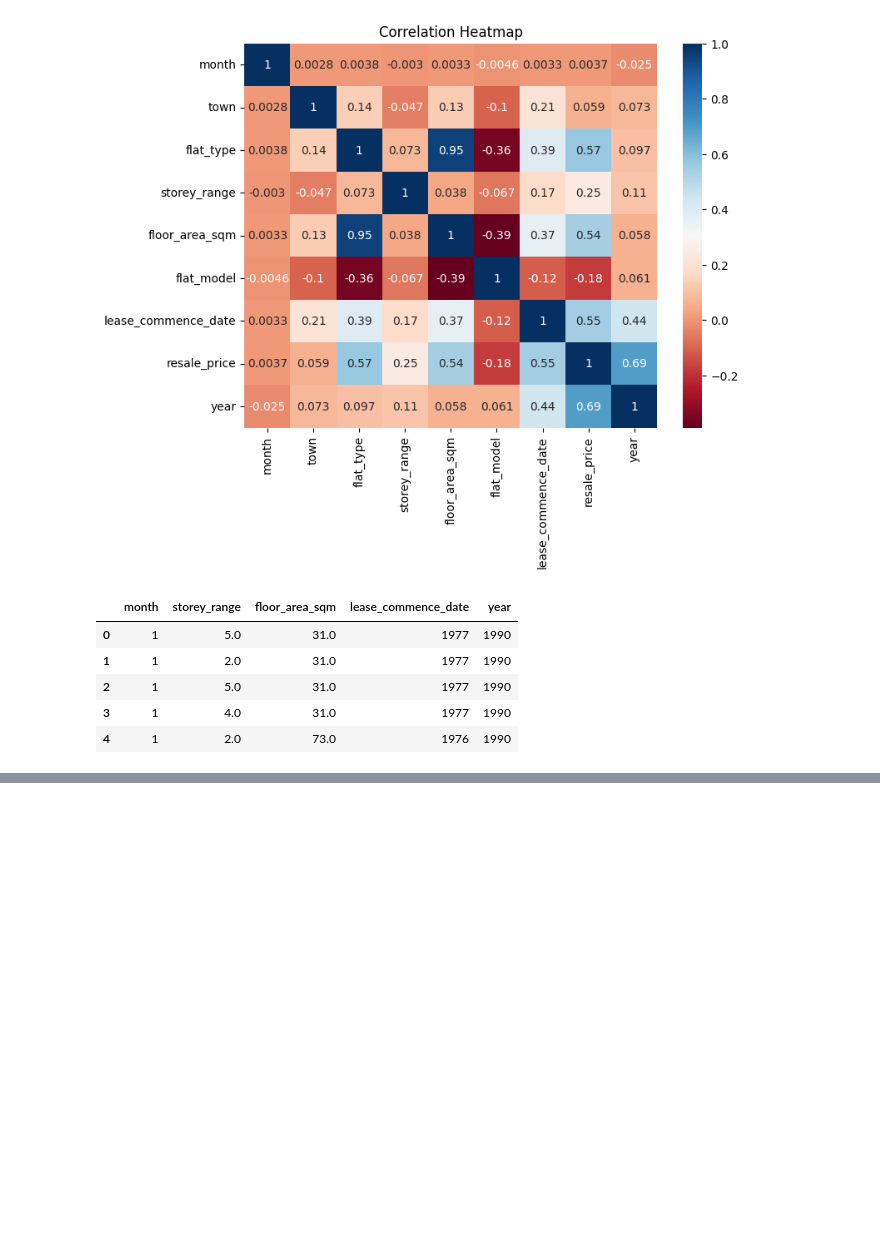
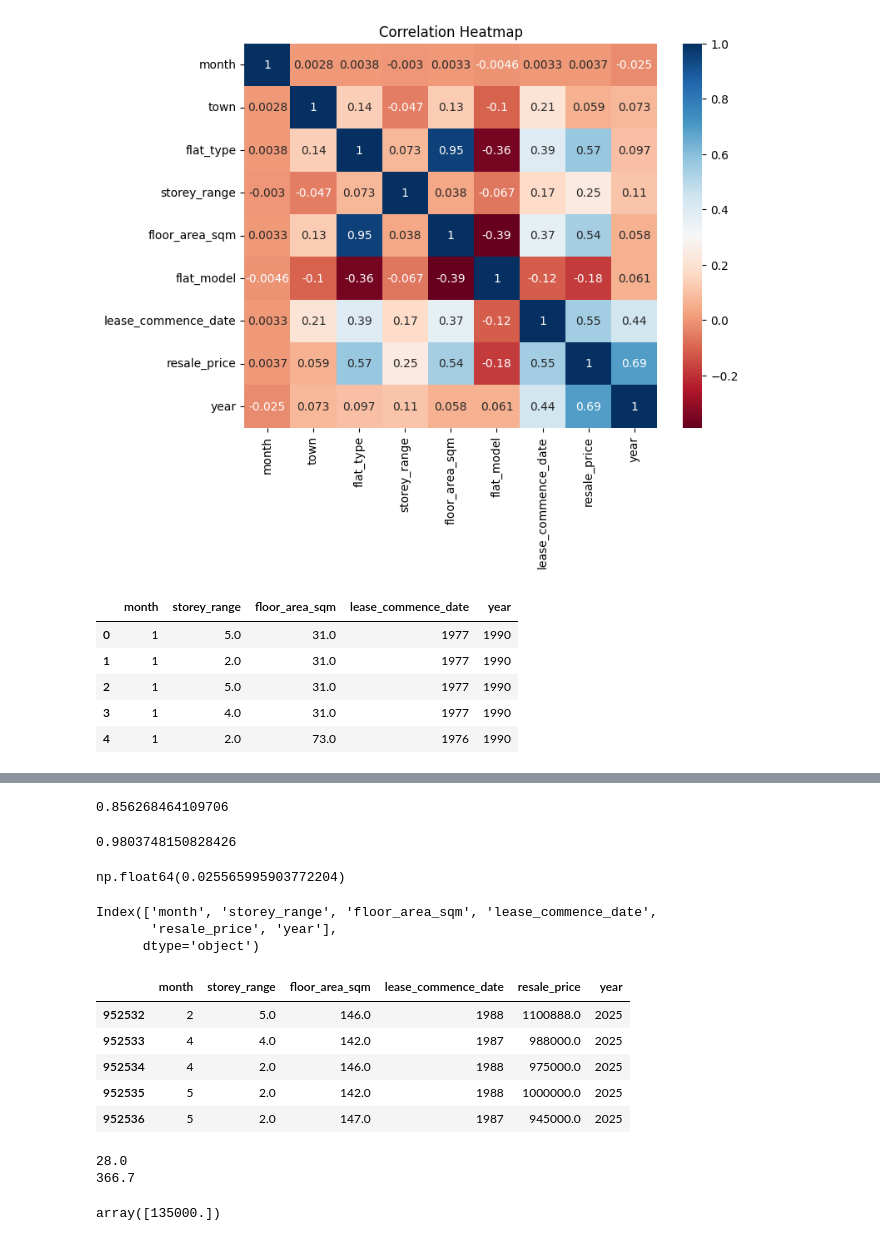
Before and after one commit to virenemmanuel/Singapore-Resale-Flat-Prices-Predicting, a Jupyter notebook: Singapore_main.ipynb, the cells around one changed output, grey strips where cells are left out. Drawn from its saved outputs; the diff is of its cells as text; code cells hidden in the pictures; blank space fills up the shorter version.

Commit message:
checking for prediction and predicting flat price

```diff
--- a/Singapore_main.ipynb
+++ b/Singapore_main.ipynb
@@ -372,0 +405,21 @@ X.head()
+# %%
+Y_pred = model_DT.predict(X_test)
+r2_score(Y_test,Y_pred)
+# %% [output]
+0.856268464109706
+# %%
+Yt_pred = model_DT.predict(X_train)
+r2_score(Y_train,Yt_pred)
+# %% [output]
+0.9803748150828426
+# %%
+from sklearn.metrics import mean_absolute_error as mae
+mae(Y_test,Y_pred)/df['resale_price'].max()
+# %% [output]
+np.float64(0.025565995903772204)
+# %%
+df.columns
+# %% [output]
+Index(['month', 'storey_range', 'floor_area_sqm', 'lease_commence_date',
+       'resale_price', 'year'],
+      dtype='object')
@@ -372,0 +430,15 @@ X.head()
+# %%
+df.tail()
+# %% [output]
+|  | month | storey_range | floor_area_sqm | lease_commence_date | resale_price | year |
+| 952532 | 2 | 5.0 | 146.0 | 1988 | 1100888.0 | 2025 |
+| 952533 | 4 | 4.0 | 142.0 | 1987 | 988000.0 | 2025 |
+| 952534 | 4 | 2.0 | 146.0 | 1988 | 975000.0 | 2025 |
+| 952535 | 5 | 2.0 | 142.0 | 1988 | 1000000.0 | 2025 |
+| 952536 | 5 | 2.0 | 147.0 | 1987 | 945000.0 | 2025 |
+# %%
+print(df.floor_area_sqm.min())
+print(df.floor_area_sqm.max())
+# %% [output]
+28.0
+366.7
@@ -372,0 +452,4 @@ X.head()
+# %%
+model_DT.predict(np.array([[7,122.0,1988,2018,2.0]]))
+# %% [output]
+array([135000.])
```
Also changed, not shown: parts of 9 cells of this notebook.
